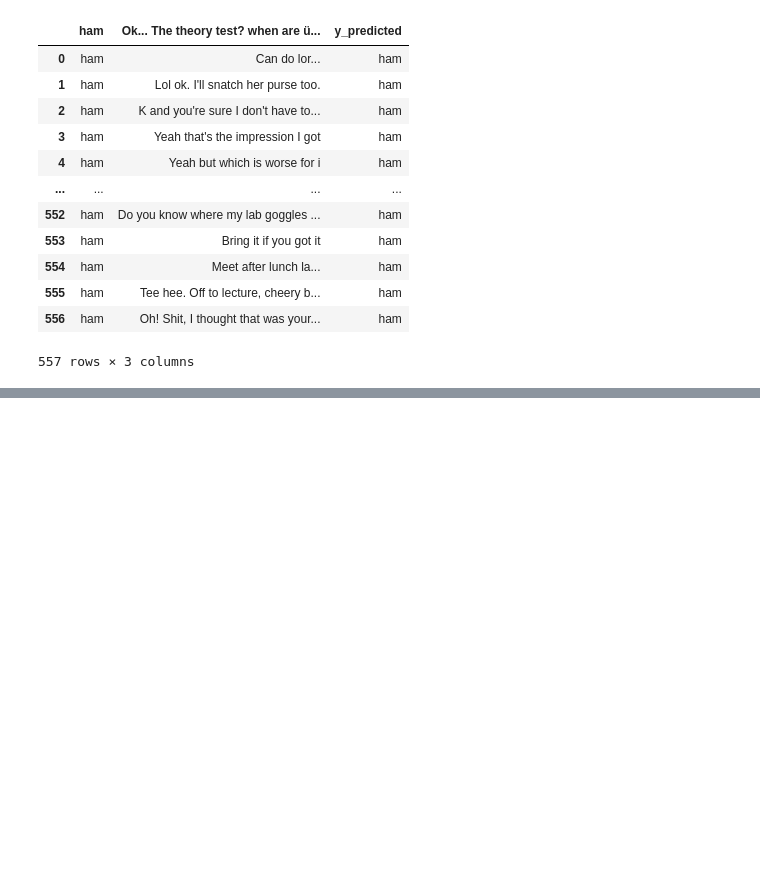
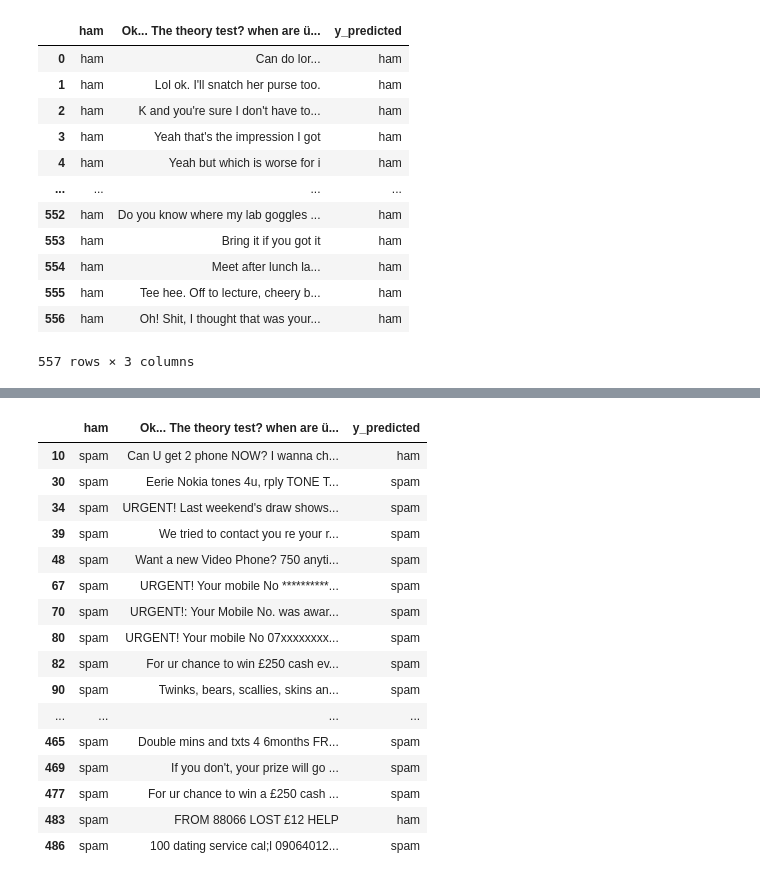
Before and after one commit to sagar27012001/CS229, a Jupyter notebook: Spam Classification.ipynb, the cells around one changed output, grey strips where cells are left out. Drawn from its saved outputs; the diff is of its cells as text; code cells hidden in the pictures; blank space fills up the shorter version.

```diff
--- a/Spam Classification.ipynb
+++ b/Spam Classification.ipynb
@@ -183,7 +178,7 @@ test_spam,test_ham
 # %% [output]
 (67, 490)
 # %%
-x_test = transform(list(df_test["Ok... The theory test? when are ü going to book? I think it's on 21 may. Coz thought wanna go out with jiayin. But she isnt free"]),di)
+x_test = my_transform(list(df_test["Ok... The theory test? when are ü going to book? I think it's on 21 may. Coz thought wanna go out with jiayin. But she isnt free"]),di)
 # %%
 x_test
 # %% [output]
@@ -261,0 +257,20 @@ Percentage correct spam classification on Test set  = 77.61%
+# %%
+df_test[df_test["ham"] == "spam"].head(60)
+# %% [output]
+|  | ham | Ok... The theory test? when are ü... | y_predicted |
+| 10 | spam | Can U get 2 phone NOW? I wanna ch... | ham |
+| 30 | spam | Eerie Nokia tones 4u, rply TONE T... | spam |
+| 34 | spam | URGENT! Last weekend's draw shows... | spam |
+| 39 | spam | We tried to contact you re your r... | spam |
+| 48 | spam | Want a new Video Phone? 750 anyti... | spam |
+| 67 | spam | URGENT! Your mobile No **********... | spam |
+| 70 | spam | URGENT!: Your Mobile No. was awar... | spam |
+| 80 | spam | URGENT! Your mobile No 07xxxxxxxx... | spam |
+| 82 | spam | For ur chance to win £250 cash ev... | spam |
+| 90 | spam | Twinks, bears, scallies, skins an... | spam |
+| ... | ... | ... | ... |
+| 465 | spam | Double mins and txts 4 6months FR... | spam |
+| 469 | spam | If you don't, your prize will go ... | spam |
+| 477 | spam | For ur chance to win a £250 cash ... | spam |
+| 483 | spam | FROM 88066 LOST £12 HELP | ham |
+| 486 | spam | 100 dating service cal;l 09064012... | spam |
```
Also changed, not shown: parts of 15 cells of this notebook.
